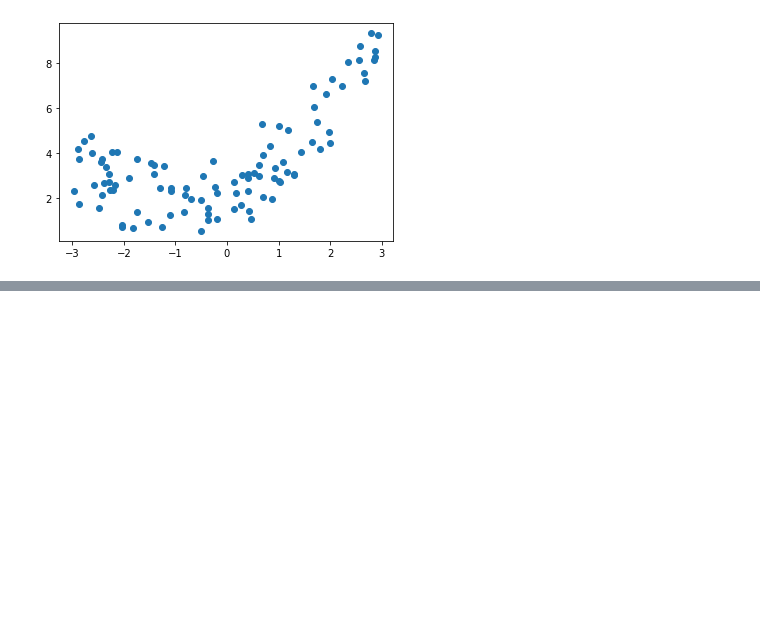
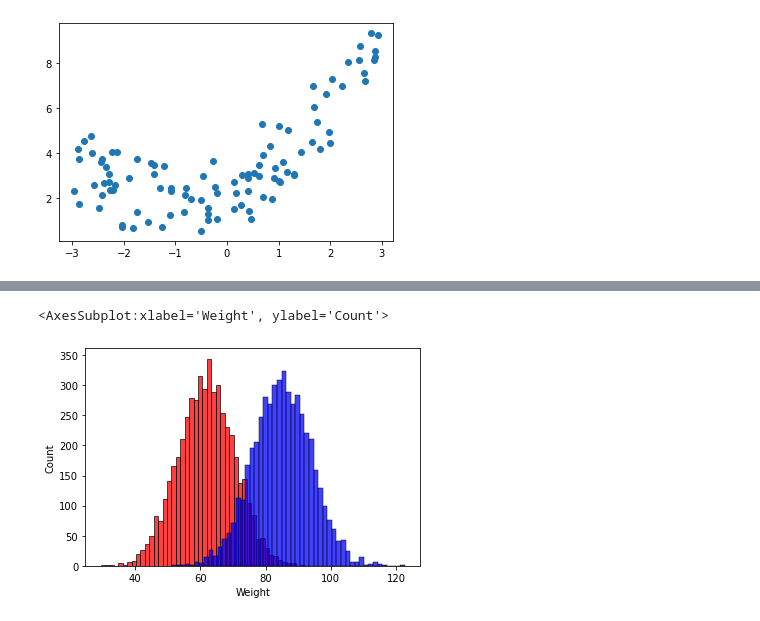
Before and after one commit to marianwitkowski/ML0905, a Jupyter notebook: Dzien01/01-regresja.ipynb, the cells around one changed output, grey strips where cells are left out. Drawn from its saved outputs; the diff is of its cells as text; code cells hidden in the pictures; blank space fills up the shorter version.

```diff
--- a/Dzien01/01-regresja.ipynb
+++ b/Dzien01/01-regresja.ipynb
@@ -241,0 +314,6 @@ RW: R2=0.8398411453424146
+# %%
+sns.histplot(df.query("Gender=='Female'").Weight, color="red")
+sns.histplot(df.query("Gender=='Male'").Weight, color="blue")
+# %% [output]
+<AxesSubplot:xlabel='Weight', ylabel='Count'>
+[figure, added]
```
Also changed, not shown: parts of 15 cells of this notebook.
